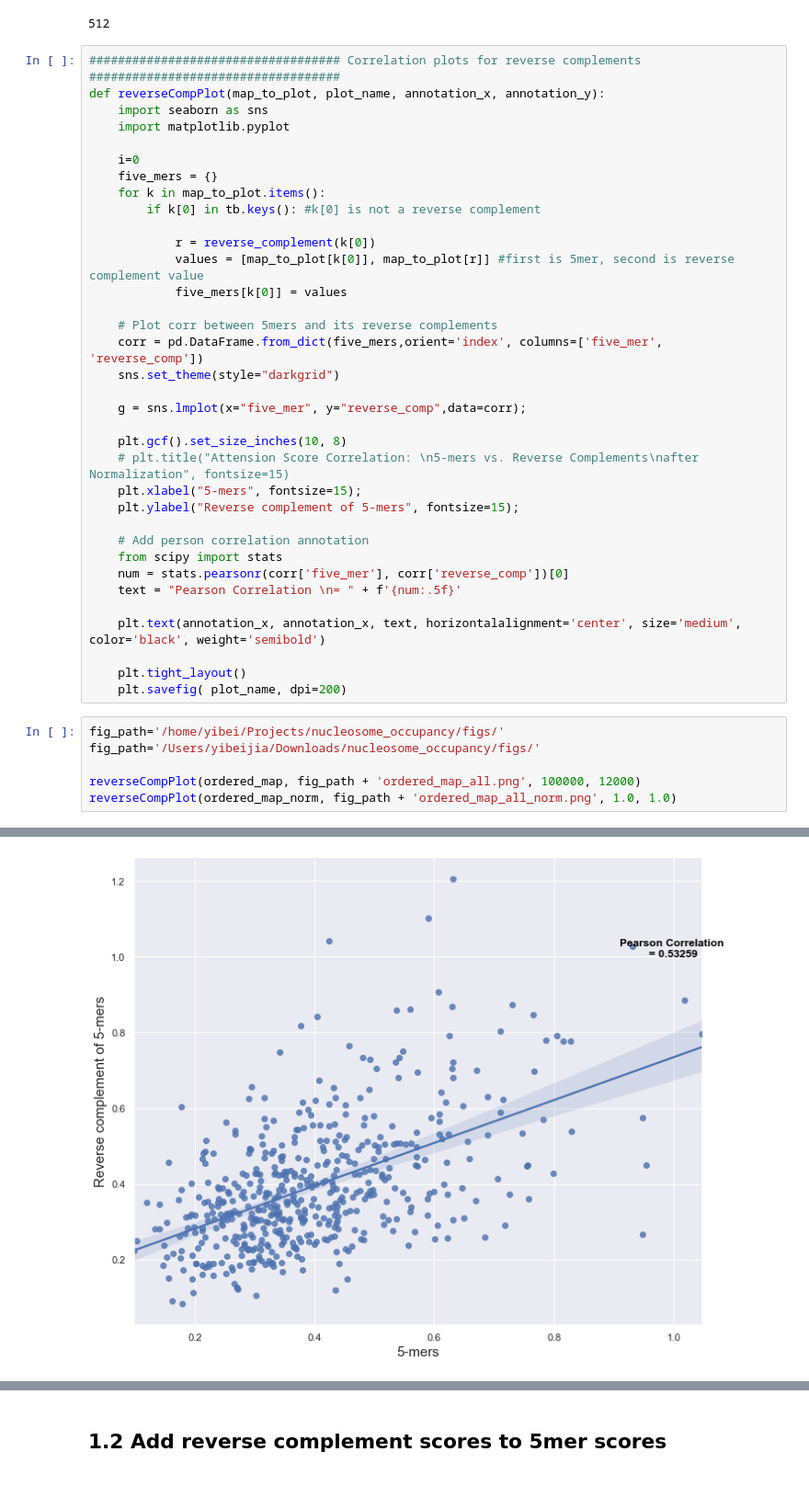
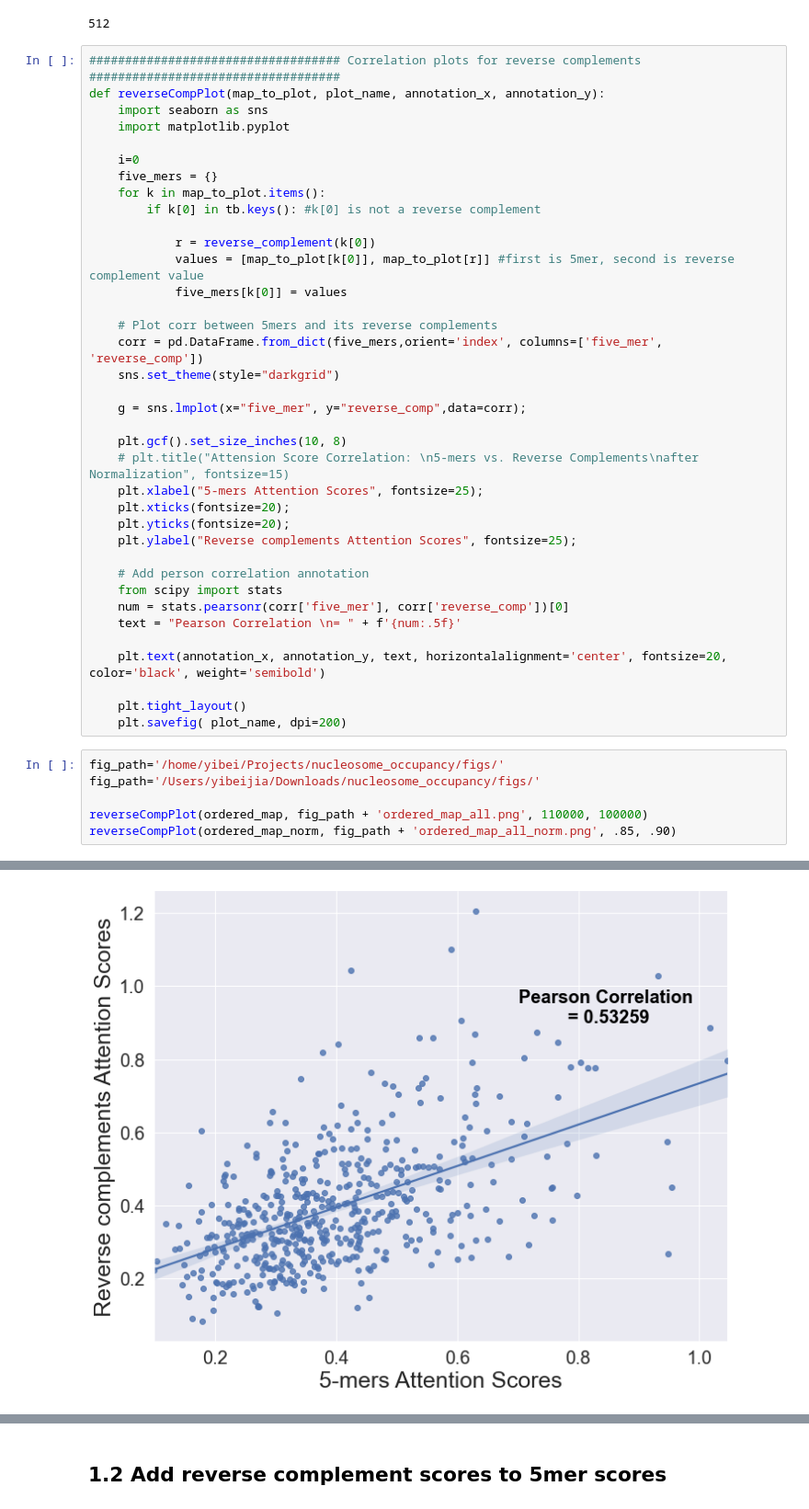
Before and after one commit to beckii0930/nucleosome_occupancy, a Jupyter notebook: tbinet_stuff/analyze_attention2.ipynb, the cells around one changed output, grey strips where cells are left out. Shown at 92% size. Saved outputs shown, nothing was run; the diff lists cells and outputs as text.

```diff
--- a/tbinet_stuff/analyze_attention2.ipynb
+++ b/tbinet_stuff/analyze_attention2.ipynb
@@ -600,15 +600,17 @@ def reverseCompPlot(map_to_plot, plot_name, annotation_x, annotation_y):
 
     plt.gcf().set_size_inches(10, 8)
     # plt.title("Attension Score Correlation: \n5-mers vs. Reverse Complements\nafter Normalization", fontsize=15)
-    plt.xlabel("5-mers", fontsize=15);
-    plt.ylabel("Reverse complement of 5-mers", fontsize=15);
+    plt.xlabel("5-mers Attention Scores", fontsize=25);
+    plt.xticks(fontsize=20);
+    plt.yticks(fontsize=20);
+    plt.ylabel("Reverse complements Attention Scores", fontsize=25);
 
     # Add person correlation annotation
     from scipy import stats
     num = stats.pearsonr(corr['five_mer'], corr['reverse_comp'])[0]
     text = "Pearson Correlation \n= " + f'{num:.5f}'
 
-    plt.text(annotation_x, annotation_x, text, horizontalalignment='center', size='medium', color='black', weight='semibold')
+    plt.text(annotation_x, annotation_y, text, horizontalalignment='center', fontsize=20, color='black', weight='semibold')
 
     plt.tight_layout()
     plt.savefig( plot_name, dpi=200)
@@ -616,6 +618,6 @@ def reverseCompPlot(map_to_plot, plot_name, annotation_x, annotation_y):
 fig_path='/home/yibei/Projects/nucleosome_occupancy/figs/'
 fig_path='/Users/yibeijia/Downloads/nucleosome_occupancy/figs/'
 
-reverseCompPlot(ordered_map, fig_path + 'ordered_map_all.png', 100000, 12000)
-reverseCompPlot(ordered_map_norm, fig_path + 'ordered_map_all_norm.png', 1.0, 1.0)
+reverseCompPlot(ordered_map, fig_path + 'ordered_map_all.png', 110000, 100000)
+reverseCompPlot(ordered_map_norm, fig_path + 'ordered_map_all_norm.png', .85, .90)
 # %% [output]
@@ -623,2 +625,2 @@ reverseCompPlot(ordered_map_norm, fig_path + 'ordered_map_all_norm.png', 1.0, 1.
-[figure, old version]
+[figure, new version]
 # %%
```
Also changed, not shown: parts of 17 cells of this notebook, 13 other files.
